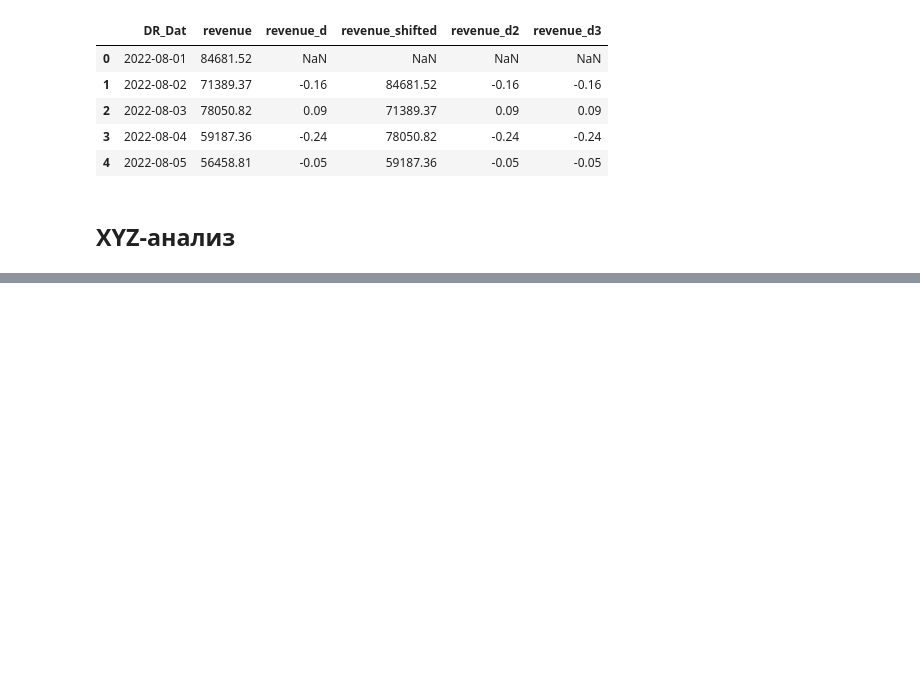
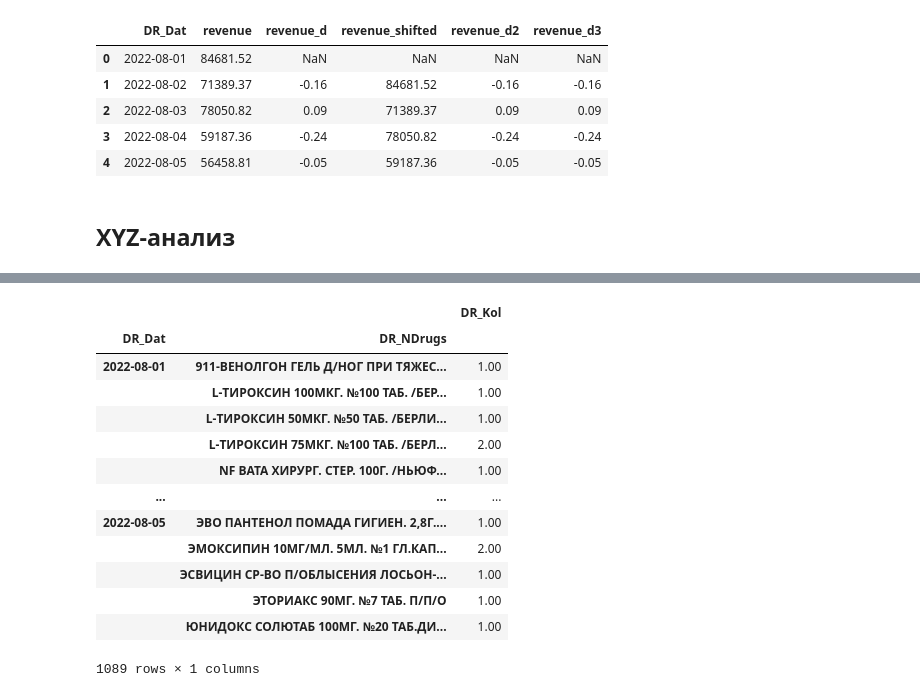
Before and after one commit to alexanderniki/alx-study, a Jupyter notebook: Analytics/Pandas Basics/metrics.ipynb, the cells around one changed output, grey strips where cells are left out. Cells and saved outputs as stored; diff of their text form; code cells hidden in the pictures; blank space fills up the shorter version.

```diff
--- a/Analytics/Pandas Basics/metrics.ipynb
+++ b/Analytics/Pandas Basics/metrics.ipynb
@@ -481,0 +508,20 @@ df
+# %%
+grouped_data = df.groupby(["DR_Dat", "DR_NDrugs"]).agg({
+    "DR_Kol": "sum"
+})
+grouped_data
+# %% [output]
+|  |  | DR_Kol |
+| DR_Dat | DR_NDrugs |  |
+| 2022-08-01 | 911-ВЕНОЛГОН ГЕЛЬ Д/НОГ ПРИ ТЯЖЕС... | 1.00 |
+|  | L-ТИРОКСИН 100МКГ. №100 ТАБ. /БЕР... | 1.00 |
+|  | L-ТИРОКСИН 50МКГ. №50 ТАБ. /БЕРЛИ... | 1.00 |
+|  | L-ТИРОКСИН 75МКГ. №100 ТАБ. /БЕРЛ... | 2.00 |
+|  | NF ВАТА ХИРУРГ. СТЕР. 100Г. /НЬЮФ... | 1.00 |
+| ... | ... | ... |
+| 2022-08-05 | ЭВО ПАНТЕНОЛ ПОМАДА ГИГИЕН. 2,8Г.... | 1.00 |
+|  | ЭМОКСИПИН 10МГ/МЛ. 5МЛ. №1 ГЛ.КАП... | 2.00 |
+|  | ЭСВИЦИН СР-ВО П/ОБЛЫСЕНИЯ ЛОСЬОН-... | 1.00 |
+|  | ЭТОРИАКС 90МГ. №7 ТАБ. П/П/О | 1.00 |
+|  | ЮНИДОКС СОЛЮТАБ 100МГ. №20 ТАБ.ДИ... | 1.00 |
+1089 rows × 1 columns
```
Also changed, not shown: parts of 15 cells of this notebook, 2 other files.
